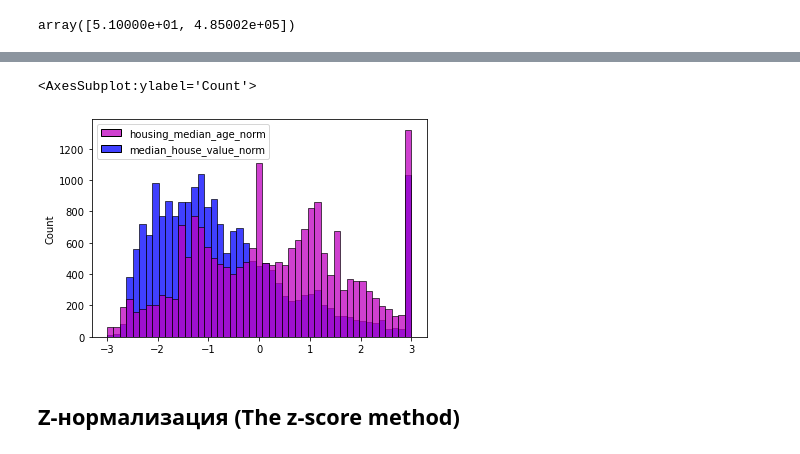
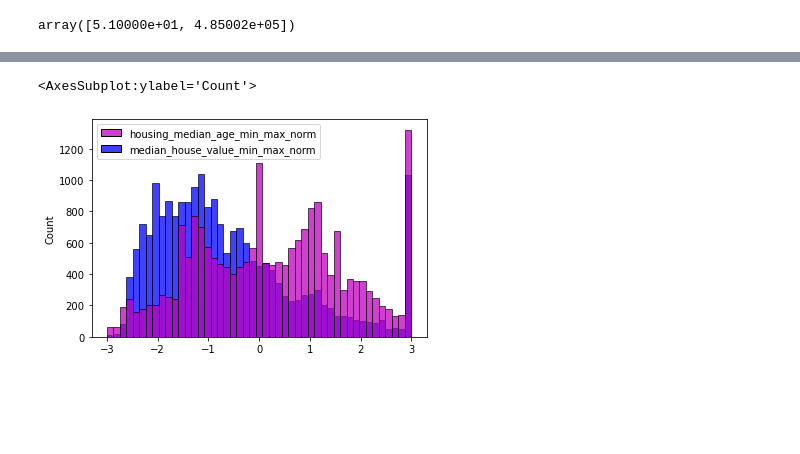
Before and after one commit to ryndovaira-org/data_science_lectures, a Jupyter notebook: 04_data_preparation/lectures/05_standardization_normalization.ipynb, the cells around one changed output, grey strips where cells are left out. Drawn from its saved outputs; the diff is of its cells as text; code cells hidden in the pictures; blank space fills up the shorter version.

```diff
--- a/04_data_preparation/lectures/05_standardization_normalization.ipynb
+++ b/04_data_preparation/lectures/05_standardization_normalization.ipynb
@@ -174,7 +204,8 @@ min_max_scaler.data_range_
 # %% [output]
 array([5.10000e+01, 4.85002e+05])
 # %%
-df[['housing_median_age_norm', 'median_house_value_norm']] = min_max_scaler.transform(df[['housing_median_age', 'median_house_value']])
-df[['housing_median_age', 'housing_median_age_norm',
-    'median_house_value', 'median_house_value_norm']]
+df[['housing_median_age_min_max_norm', 'median_house_value_min_max_norm']] = min_max_scaler.transform(df[['housing_median_age', 'median_house_value']])
+
+df[['housing_median_age', 'housing_median_age_min_max_norm',
+    'median_house_value', 'median_house_value_min_max_norm']]
 # %% [output]
@@ -192,10 +223,9 @@ df[['housing_median_age', 'housing_median_age_norm',
 | 20639 | 16.00 | -1.24 | 89400.00 | -2.08 |
 20640 rows × 4 columns
 # %%
-sns.histplot(df[['housing_median_age_norm', 'median_house_value_norm']],
+sns.histplot(df[['housing_median_age_min_max_norm',
+                 'median_house_value_min_max_norm']],
              palette=['m', 'b'])
 # %% [output]
 <AxesSubplot:ylabel='Count'>
-[figure, old version]
+[figure, new version]
-# %% [markdown]
-## Z-нормализация (The z-score method)
```
Also changed, not shown: parts of 33 cells of this notebook.
